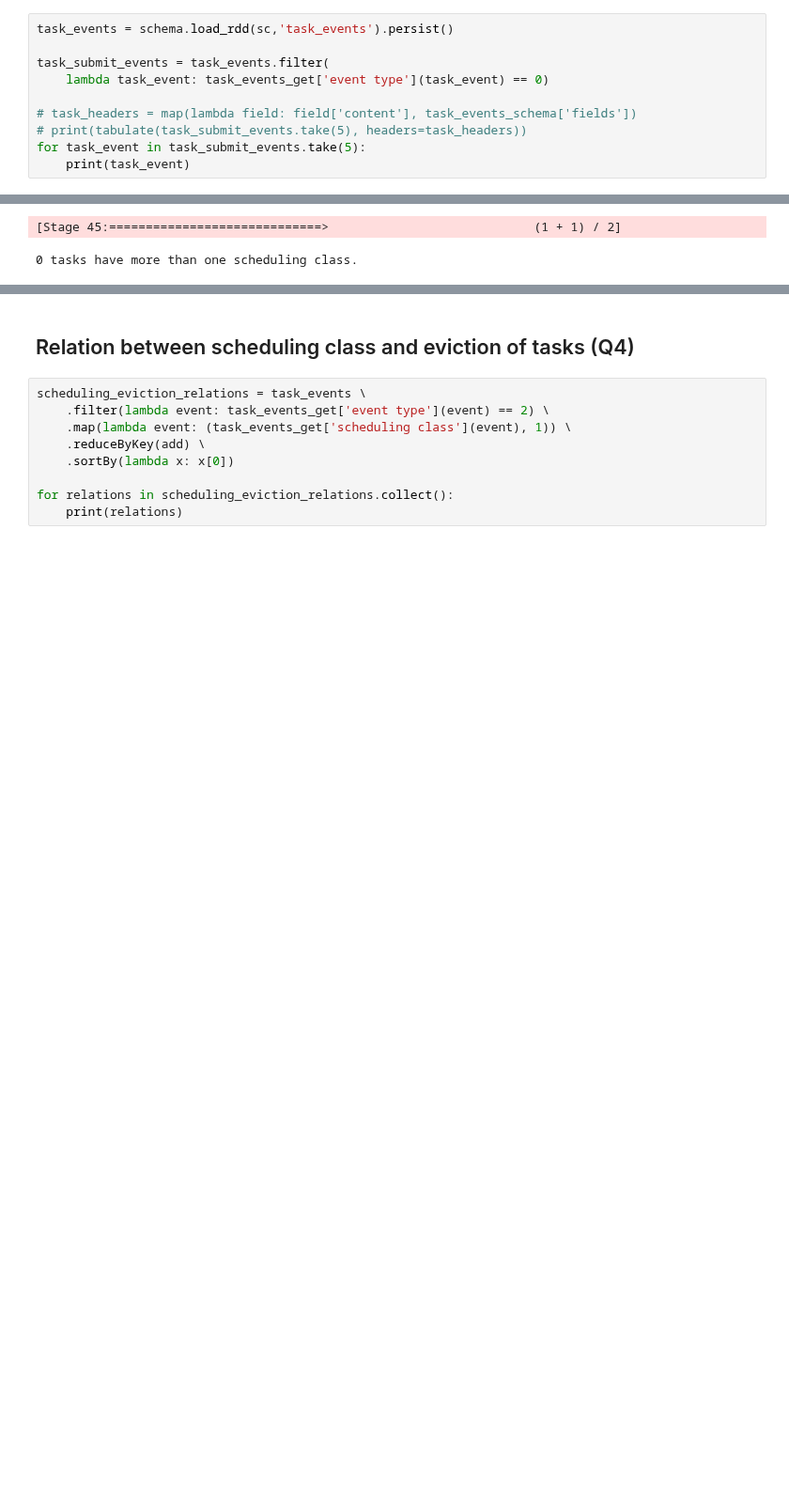
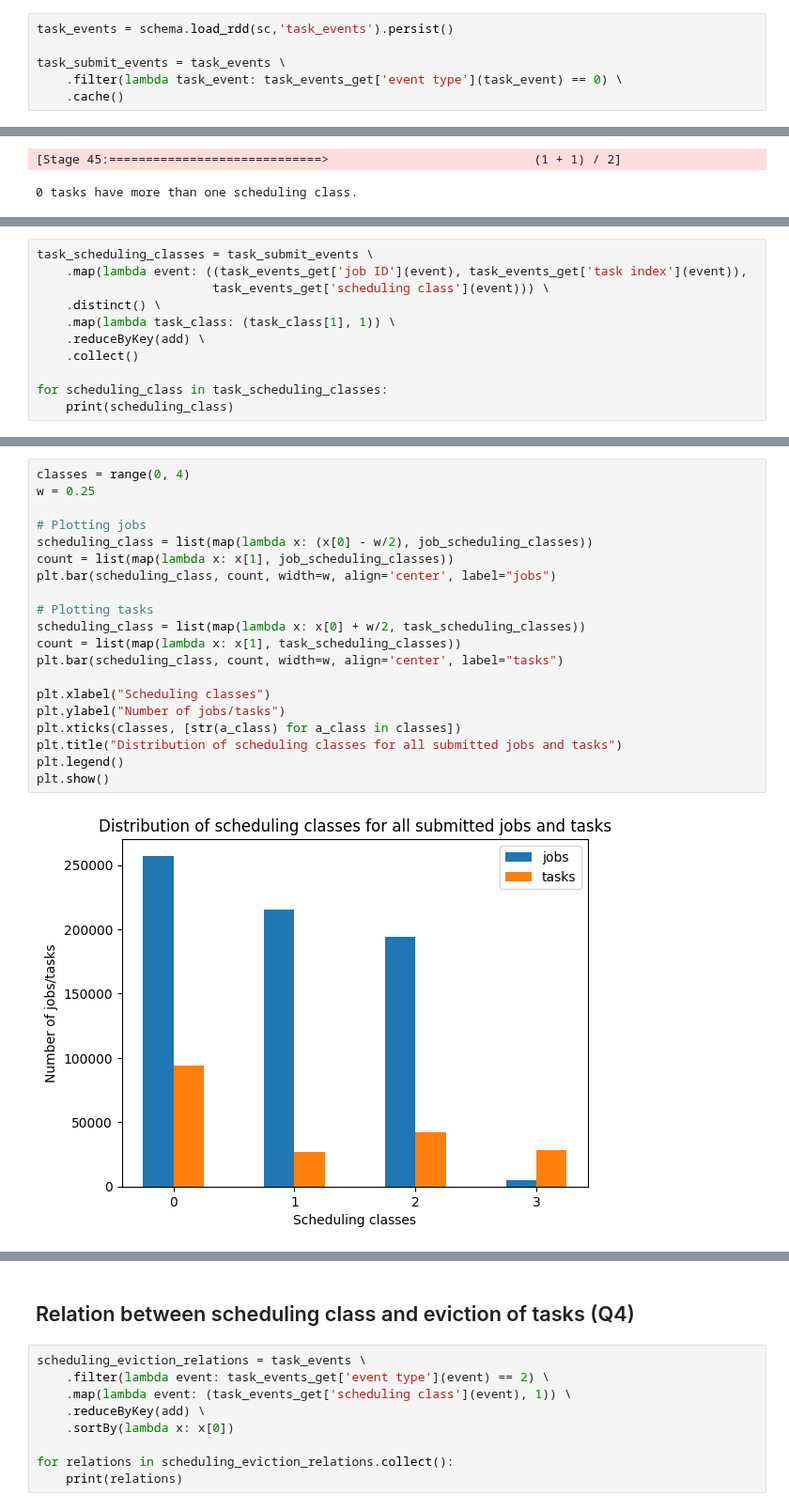
Before and after one commit to EltRnl/SparkProject, a Jupyter notebook: analysis.ipynb, the cells around one changed output, grey strips where cells are left out. Shown at 94% size. Saved outputs shown, nothing was run; the diff lists cells and outputs as text; blank space fills up the shorter version.

```diff
--- a/analysis.ipynb
+++ b/analysis.ipynb
@@ -489,10 +502,6 @@ Then, we load the data and filter for submission events.
 # %%
 task_events = schema.load_rdd(sc,'task_events').persist()
 
-task_submit_events = task_events.filter(
-    lambda task_event: task_events_get['event type'](task_event) == 0)
-
-# task_headers = map(lambda field: field['content'], task_events_schema['fields'])
-# print(tabulate(task_submit_events.take(5), headers=task_headers))
-for task_event in task_submit_events.take(5):
-    print(task_event)
+task_submit_events = task_events \
+    .filter(lambda task_event: task_events_get['event type'](task_event) == 0) \
+    .cache()
@@ -535,0 +560,11 @@ bar_plot_question3(task_scheduling_classes, "Distribution of scheduling classes
+# %%
+task_scheduling_classes = task_submit_events \
+    .map(lambda event: ((task_events_get['job ID'](event), task_events_get['task index'](event)),
+                        task_events_get['scheduling class'](event))) \
+    .distinct() \
+    .map(lambda task_class: (task_class[1], 1)) \
+    .reduceByKey(add) \
+    .collect()
+
+for scheduling_class in task_scheduling_classes:
+    print(scheduling_class)
@@ -535,0 +579,22 @@ bar_plot_question3(task_scheduling_classes, "Distribution of scheduling classes
+# %%
+classes = range(0, 4)
+w = 0.25
+
+# Plotting jobs
+scheduling_class = list(map(lambda x: (x[0] - w/2), job_scheduling_classes))
+count = list(map(lambda x: x[1], job_scheduling_classes))
+plt.bar(scheduling_class, count, width=w, align='center', label="jobs")
+
+# Plotting tasks
+scheduling_class = list(map(lambda x: x[0] + w/2, task_scheduling_classes))
+count = list(map(lambda x: x[1], task_scheduling_classes))
+plt.bar(scheduling_class, count, width=w, align='center', label="tasks")
+
+plt.xlabel("Scheduling classes")
+plt.ylabel("Number of jobs/tasks")
+plt.xticks(classes, [str(a_class) for a_class in classes])
+plt.title("Distribution of scheduling classes for all submitted jobs and tasks")
+plt.legend()
+plt.show()
+# %% [output]
+[figure, added]
```
Also changed, not shown: parts of 28 cells of this notebook.
